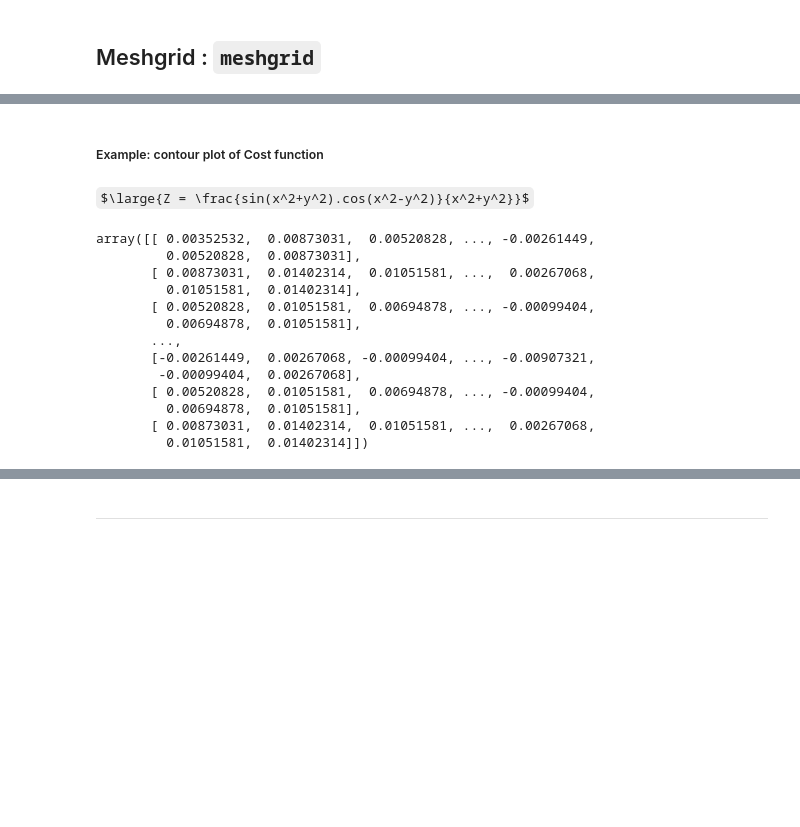
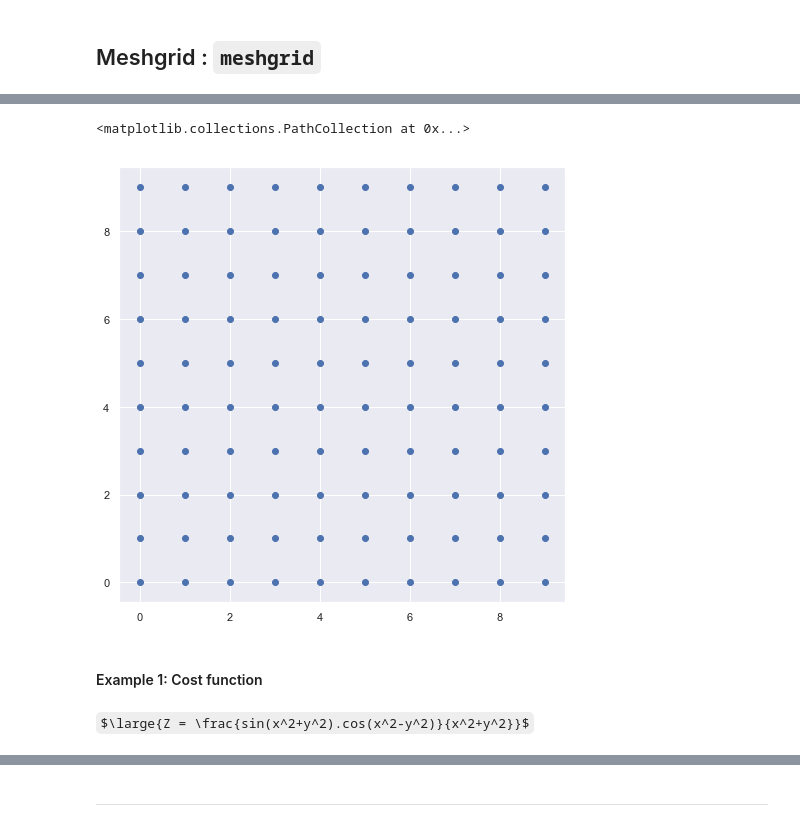
Before and after one commit to npshub/numpy, a Jupyter notebook: 3.Meshgrid.ipynb, the cells around one changed output, grey strips where cells are left out. Drawn from its saved outputs; the diff is of its cells as text; code cells hidden in the pictures; some formulas as TeX source; blank space fills up the shorter version.

```diff
--- a/3.Meshgrid.ipynb
+++ b/3.Meshgrid.ipynb
@@ -8,4 +10,4 @@ How to create a grid and it's application to ploting cost functions
 # %%
-x = np.arange(10)
-y = np.arange(10)
-X,Y = np.meshgrid(x,y)
+xs = np.arange(10)
+ys = np.arange(10)
+XG,YG = np.meshgrid(xs,ys)
@@ -46,4 +48,10 @@ array([[0, 0, 0, 0, 0, 0, 0, 0, 0, 0],
+# %%
+plt.figure(figsize = [8,8])
+plt.scatter(XG,YG)
+# %% [output]
+<matplotlib.collections.PathCollection at 0x...>
+[figure, added]
 # %% [markdown]
-##### Example:  contour plot of Cost function
+#### Example 1:  Cost function
 # %% [markdown]
 $\large{Z = \frac{sin(x^2+y^2).cos(x^2-y^2)}{x^2+y^2}}$
@@ -57,16 +65,0 @@ z = np.sin(xx**2 + yy**2)*np.cos(xx**2 - yy**2) / (xx**2 + yy**2)
-# %%
-z
-# %% [output]
-array([[ 0.00352532,  0.00873031,  0.00520828, ..., -0.00261449,
-         0.00520828,  0.00873031],
-       [ 0.00873031,  0.01402314,  0.01051581, ...,  0.00267068,
-         0.01051581,  0.01402314],
-       [ 0.00520828,  0.01051581,  0.00694878, ..., -0.00099404,
-         0.00694878,  0.01051581],
-       ...,
-       [-0.00261449,  0.00267068, -0.00099404, ..., -0.00907321,
-        -0.00099404,  0.00267068],
-       [ 0.00520828,  0.01051581,  0.00694878, ..., -0.00099404,
-         0.00694878,  0.01051581],
-       [ 0.00873031,  0.01402314,  0.01051581, ...,  0.00267068,
-         0.01051581,  0.01402314]])
```
Also changed, not shown: parts of 30 cells of this notebook, 1 other file.
